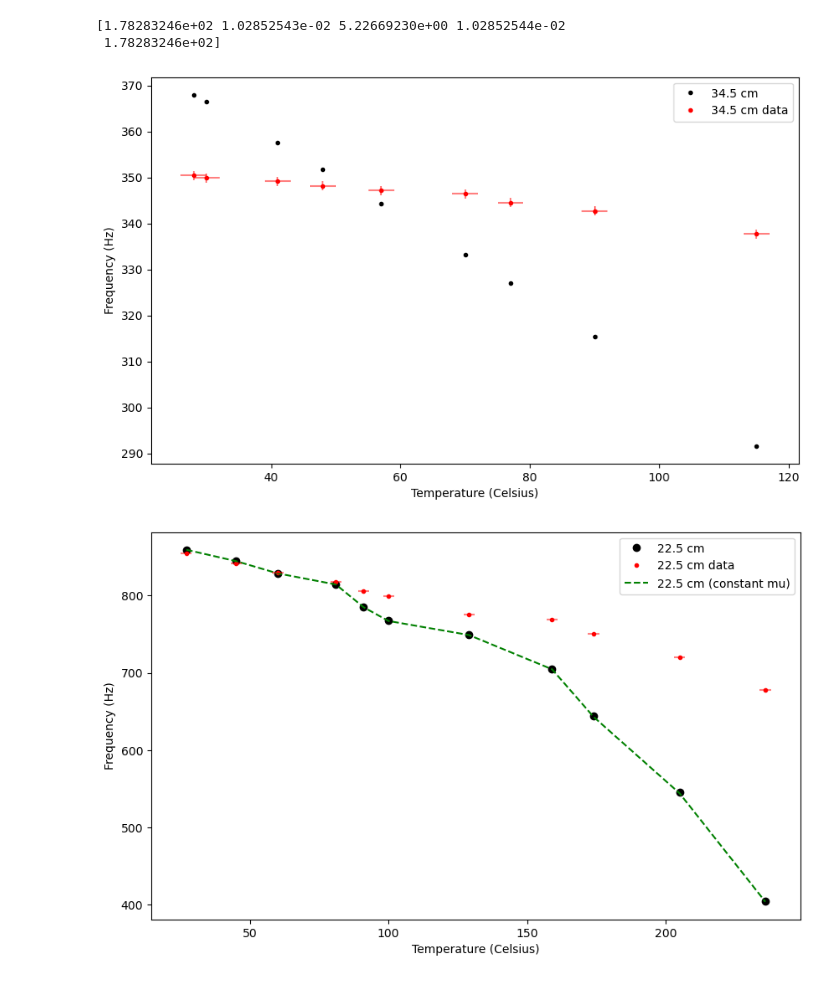
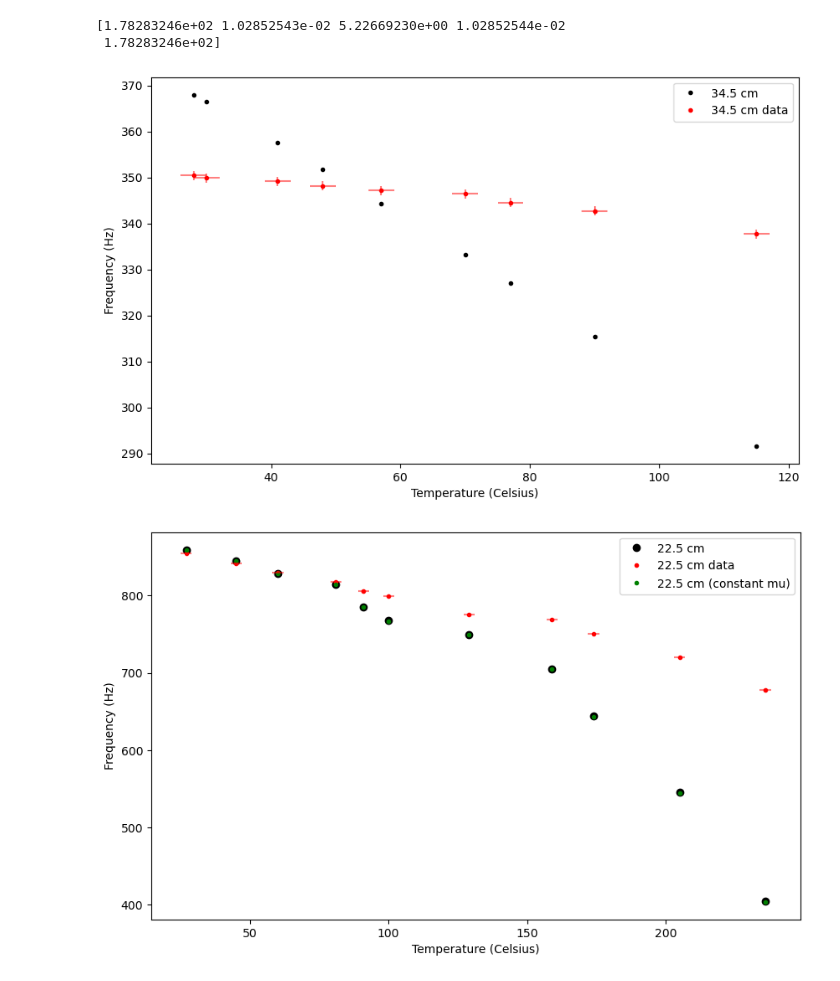
Before and after one commit to AlejandroJean1/Onderzoekspracticum-TN2, a Jupyter notebook: Data Analyse.ipynb, the cells around one changed output. Cells and saved outputs as stored; diff of their text form; code cells hidden in the pictures.

Commit message:
constant mu v1

```diff
--- a/Data Analyse.ipynb
+++ b/Data Analyse.ipynb
@@ -126,33 +126,33 @@ plt.figure(figsize=(10, 6))
 plt.plot(Temp345, test1, "k.", label='34.5 cm')
 plt.plot(Temp345, eigen_f345, "r.", label='34.5 cm data')
 plt.errorbar(Temp345, eigen_f345, yerr=u_f345, xerr=u_Temp345, fmt='none', ecolor='red', alpha=0.5)
 plt.legend()
 plt.xlabel('Temperature (Celsius)')
 plt.ylabel('Frequency (Hz)')
 plt.savefig('Frequency_vs_Temperature_34_5cm.png', dpi=300)
 plt.show()
 
 plt.figure(figsize=(10, 6))
 plt.plot(Temp225, test2, "ko", label='22.5 cm')
 plt.plot(Temp225, eigen_f225, "r.", label='22.5 cm data')
-plt.plot(Temp225, test25, "g--", label='22.5 cm (constant mu)')
+plt.plot(Temp225, test25, "g.", label='22.5 cm (constant mu)')
 plt.errorbar(Temp225, eigen_f225, yerr=u_f225, xerr=u_Temp225, fmt='none', ecolor='red', alpha=0.5)
 plt.legend()
 plt.xlabel('Temperature (Celsius)')
 plt.ylabel('Frequency (Hz)')
 plt.savefig('Frequency_vs_Temperature_22_5cm.png', dpi=300)
 plt.show()
 
 plt.figure(figsize=(10, 6))
 plt.plot(Temp498, test3, "k.", label='49.8 cm')
 plt.plot(Temp498, eigen_f498, "r.", label='49.8 cm data')
 plt.errorbar(Temp498, eigen_f498, yerr=u_f498, xerr=u_Temp498, fmt='none', ecolor='red', alpha=0.5)
 plt.legend()
 plt.xlabel('Temperature (Celsius)')
 plt.ylabel('Frequency (Hz)')
 plt.savefig("Frequency_vs_Temperature_49_8cm.png")
 plt.show()
 # %% [output]
 [figure]
-[figure, old version]
+[figure, new version]
 [figure]
```
